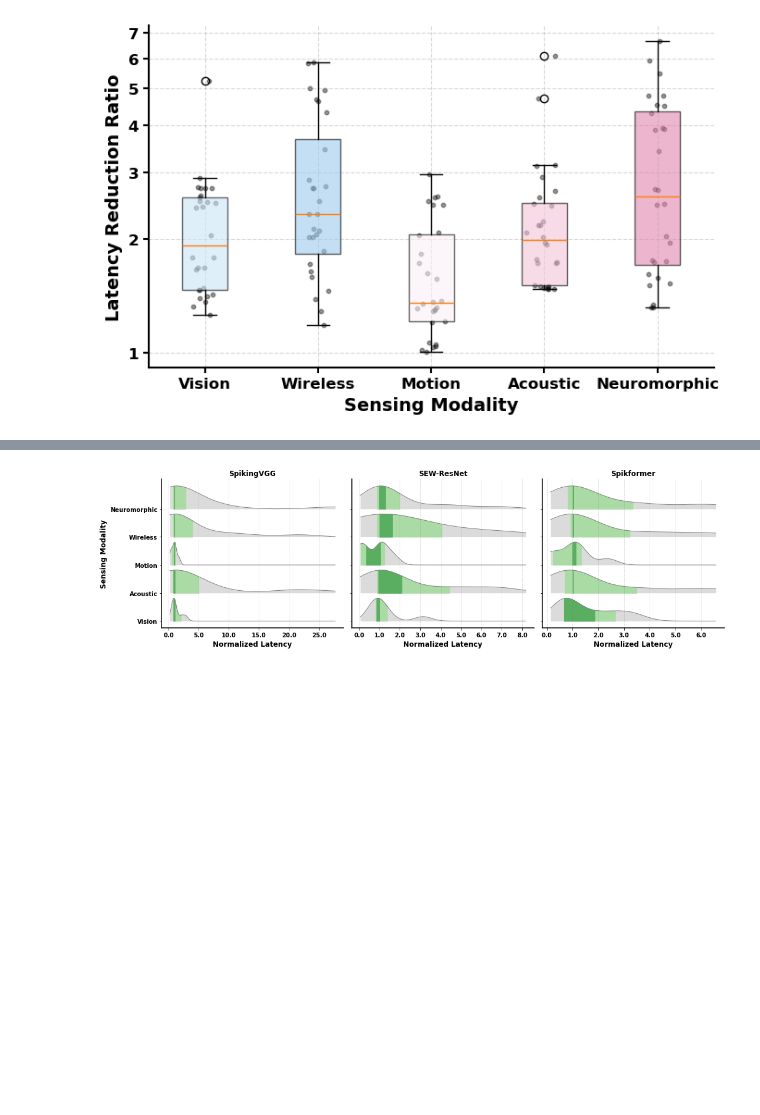
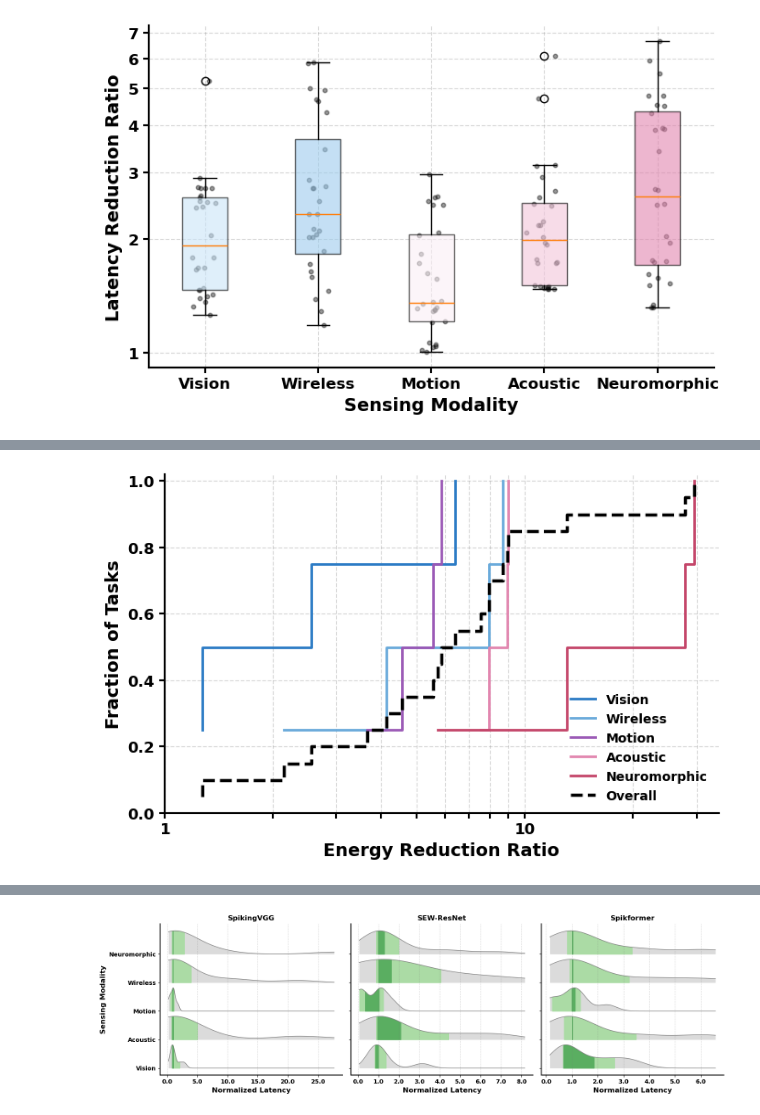
Before and after one commit to yudi-mars/Soul, a Jupyter notebook: demo/EDA_main.ipynb, the cells around one changed output, grey strips where cells are left out. Cells and saved outputs as stored; diff of their text form; code cells hidden in the pictures; blank space fills up the shorter version.

Commit message:
update all main content visualization

```diff
--- a/demo/EDA_main.ipynb
+++ b/demo/EDA_main.ipynb
@@ -647,3 +541,93 @@ plt.show()
+# %%
+import matplotlib.pyplot as plt
+import numpy as np
+from matplotlib.ticker import NullLocator, ScalarFormatter, FuncFormatter
+
+# fig4 (b) ann vs snn energy difference
+# 讨论同结构的ann snn在实际设备执行时理论推理能耗差异
+energy_ann = {
+    "Vision":        np.array([67.49, 67.49, 55.95, 55.95]),
+    "Wireless":      np.array([3919.48, 11790.94, 1698.64, 1388.92]),
+    "Motion":        np.array([219.52, 292.69, 292.69, 73.19]),
+    "Acoustic":     np.array([2891.85, 2891.97, 2891.85, 2892.04]),
+    "Neuromorphic":  np.array([230.93, 528.68, 2891.9, 2891.97])
+}
+
+energy_snn = {
+    "Vision":        np.array([52.9, 52.94, 21.93, 8.74]),
+    "Wireless":      np.array([452, 2853.14, 791.23, 174.85]),
+    "Motion":        np.array([39.48, 49.76, 64.14, 19.98]),
+    "Acoustic":     np.array([322.84, 321.21, 383.19, 363.67]),
+    "Neuromorphic":  np.array([40.14, 40.39, 97.76, 104.04])
+}
+
+energy_data = {key : val / energy_snn[key] for key, val in energy_ann.items()}
+
+colors = {
+    "Vision": "#2B7BC5",
+    "Wireless": "#69AADB",
+    "Motion": "#9B59B6",
+    "Acoustic": "#E286AF",
+    "Neuromorphic": "#C44569"
+}
+
+fig, ax = plt.subplots(figsize=(7, 4.5))
+
+for modality, values in energy_data.items():
+    sorted_vals = np.sort(values)
+    y = np.arange(1, len(sorted_vals)+1) / len(sorted_vals)
+    ax.step(sorted_vals, y, where="post",
+            label=modality,
+            color=colors[modality],
+            linewidth=2)
+
+all_values = np.concatenate(list(energy_data.values()))
+sorted_all = np.sort(all_values)
+y_all = np.arange(1, len(sorted_all)+1) / len(sorted_all)
+
+ax.step(sorted_all, y_all, where="post",
+        color="black", linewidth=2.5, linestyle="--",
+        label="Overall")
+
+ax.set_xscale("log")
+
+def custom_formatter(x, pos):
+    if x == int(x):
+        return f'{int(x)}'
+    else:
+        return f'{x:g}'
+
+ax.xaxis.set_major_formatter(FuncFormatter(custom_formatter))
+
+ax.set_xlabel("Energy Reduction Ratio", fontsize=14, fontweight='bold')
+ax.set_ylabel("Fraction of Tasks", fontsize=14, fontweight='bold')
+
+ax.set_xlim(left=1)
+ax.set_ylim(0, 1.02)
+
+ax.spines['top'].set_visible(False)
+ax.spines['right'].set_visible(False)
+
+for spine in ax.spines.values():
+    spine.set_linewidth(1.5)
+
+ax.grid(True, which='both', linestyle='--', color='gray', alpha=0.3, zorder=0)
+
+ax.tick_params(axis='both', which='major', labelsize=12, width=1.5, length=4)
+ax.tick_params(axis='x', which='minor', width=1.5, length=4)
+
+legend = ax.legend(frameon=False, fontsize=11, loc='lower right',
+                   prop={'weight': 'bold'})
+
+fig.canvas.draw()
+for label in ax.get_xticklabels() + ax.get_yticklabels():
+    label.set_fontweight('bold')
+
+plt.tight_layout()
+plt.savefig('./fig4b.pdf', dpi=500, bbox_inches="tight")
+plt.show()
+# %% [output]
+[figure, added]
 # %%
 # fig4 (c) ann vs snn memory difference
 # 讨论同结构的ann snn在实际设备执行时内存占用差异
```
Also changed, not shown: parts of 4 cells of this notebook, 4 other files.
